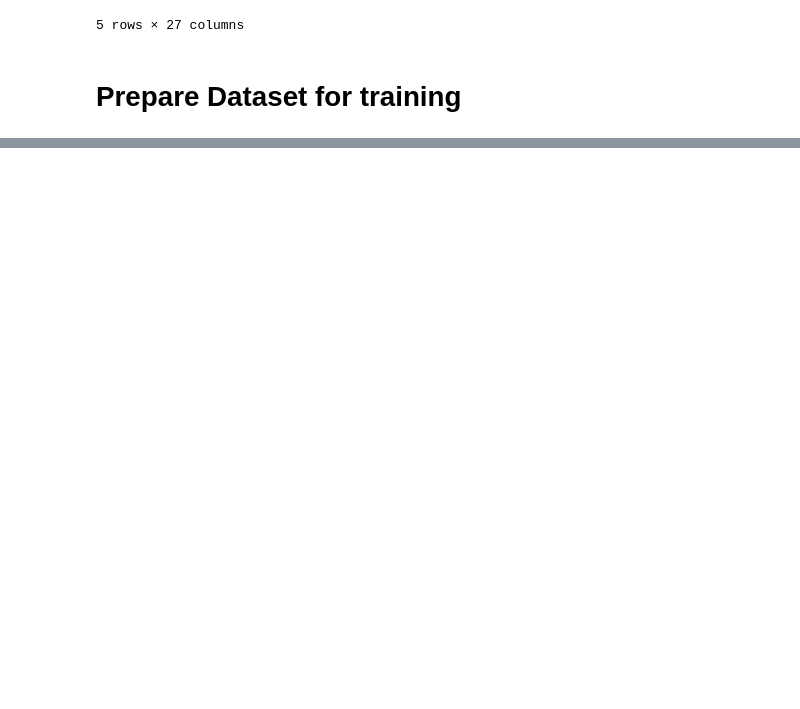
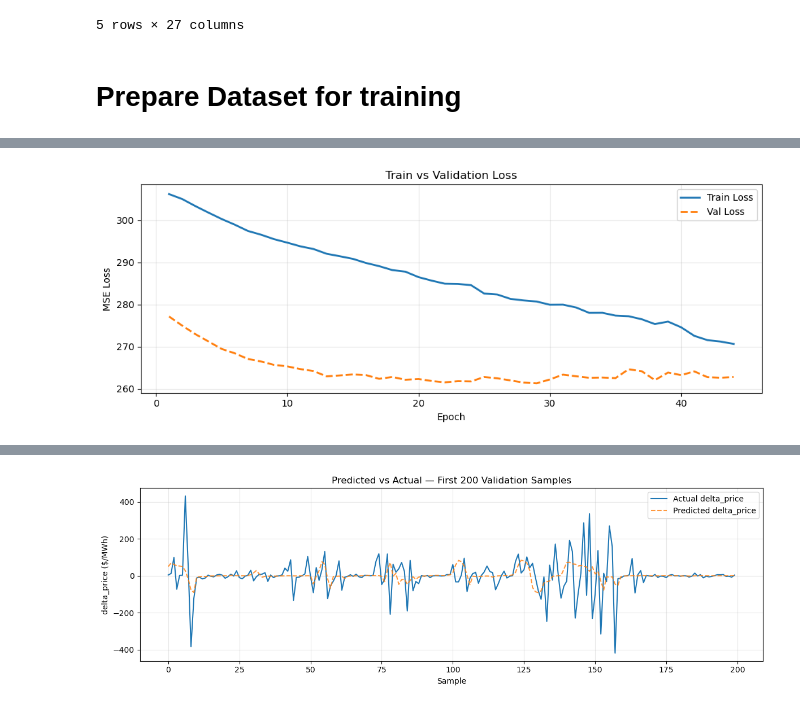
Before and after one commit to Oprixion/Time-Series-Forcasting_LSTM, a Jupyter notebook: LSTM-Model.ipynb, the cells around one changed output, grey strips where cells are left out. Drawn from its saved outputs; the diff is of its cells as text; code cells hidden in the pictures; blank space fills up the shorter version.

Commit message:
created a LSTM model with preliminary param selection and evaluation

```diff
--- a/LSTM-Model.ipynb
+++ b/LSTM-Model.ipynb
@@ -21,3 +26,13 @@ data.head()
 # %%
 # Drop Unnecessary Columns
 data = data.drop(columns=["Date_Begin_Local"])
+
+# Extract target variable
+X = data.drop(columns=["delta_price"])
+y = data["delta_price"]
+
+# Train-Validation Split
+split =0.8
+split_index = int(len(X) * split)
+X_train, X_val = X[:split_index], X[split_index:]
+y_train, y_val = y[:split_index], y[split_index:]
@@ -23,0 +218,68 @@ data = data.drop(columns=["Date_Begin_Local"])
+# %%
+import matplotlib.pyplot as plt
+import matplotlib.ticker as ticker
+from sklearn.metrics import mean_squared_error
+from sklearn.metrics import mean_absolute_error
+
+# ── 1. Train vs Val Loss Curve ───────────────────────────────────────────
+fig, ax = plt.subplots(figsize=(10, 4))
+epochs_ran = range(1, len(train_losses) + 1)
+
+ax.plot(epochs_ran, train_losses, label="Train Loss", linewidth=2)
+ax.plot(epochs_ran, val_losses,   label="Val Loss",   linewidth=2, linestyle="--")
+ax.set_xlabel("Epoch")
+ax.set_ylabel("MSE Loss")
+ax.set_title("Train vs Validation Loss")
+ax.legend()
+ax.grid(True, alpha=0.3)
+plt.tight_layout()
+plt.show()
+
+# ── 2. Collect predictions on validation set ─────────────────────────────
+model.eval()
+all_preds   = []
+all_targets = []
+
+with torch.no_grad():
+    for X_batch, y_batch in val_loader:
+        preds = model(X_batch)
+        all_preds.extend(preds.numpy())
+        all_targets.extend(y_batch.numpy())
+
+all_preds   = np.array(all_preds)
+all_targets = np.array(all_targets)
+
+# ── 3. RMSE ──────────────────────────────────────────────────────────────
+rmse = mean_squared_error(all_targets, all_preds) ** 0.5
+mae = mean_absolute_error(all_targets, all_preds)
+
+# ── 4. Print metrics ─────────────────────────────────────────────────────
+print("=" * 40)
+print("   Validation Metrics")
+print("=" * 40)
+print(f"  MSE:  {early_stopping.best_loss:>10.4f} $/MWh²")
+print(f"  RMSE: {rmse:>10.4f} $/MWh")
+print(f"  MAE:  {mae:>10.4f} $/MWh")
+print("=" * 40)
+# Naive baseline: delta_price = 0 (predict no change)
+naive_mae  = np.mean(np.abs(all_targets))
+naive_rmse = np.std(all_targets)
+print("=" * 40)
+print("   Naive Baseline Metrics")
+print("=" * 40)
+print(f"Naive MAE:  {naive_mae:.4f} $/MWh")
+print(f"Naive RMSE: {naive_rmse:.4f} $/MWh")
+print("=" * 40)
+# ── 5. Predicted vs Actual plot (first 200 samples) ─────────────────────
+fig, ax = plt.subplots(figsize=(12, 4))
+ax.plot(all_targets[:200], label="Actual delta_price",    linewidth=1.5)
+ax.plot(all_preds[:200],   label="Predicted delta_price", linewidth=1.5, linestyle="--", alpha=0.8)
+ax.set_xlabel("Sample")
+ax.set_ylabel("delta_price ($/MWh)")
+ax.set_title("Predicted vs Actual — First 200 Validation Samples")
+ax.legend()
+ax.grid(True, alpha=0.3)
+plt.tight_layout()
+plt.show()
+# %% [output]
+[figure, added]
@@ -23,0 +299 @@ data = data.drop(columns=["Date_Begin_Local"])
+[figure, added]
```
Also changed, not shown: parts of 10 cells of this notebook, 1 other file.
